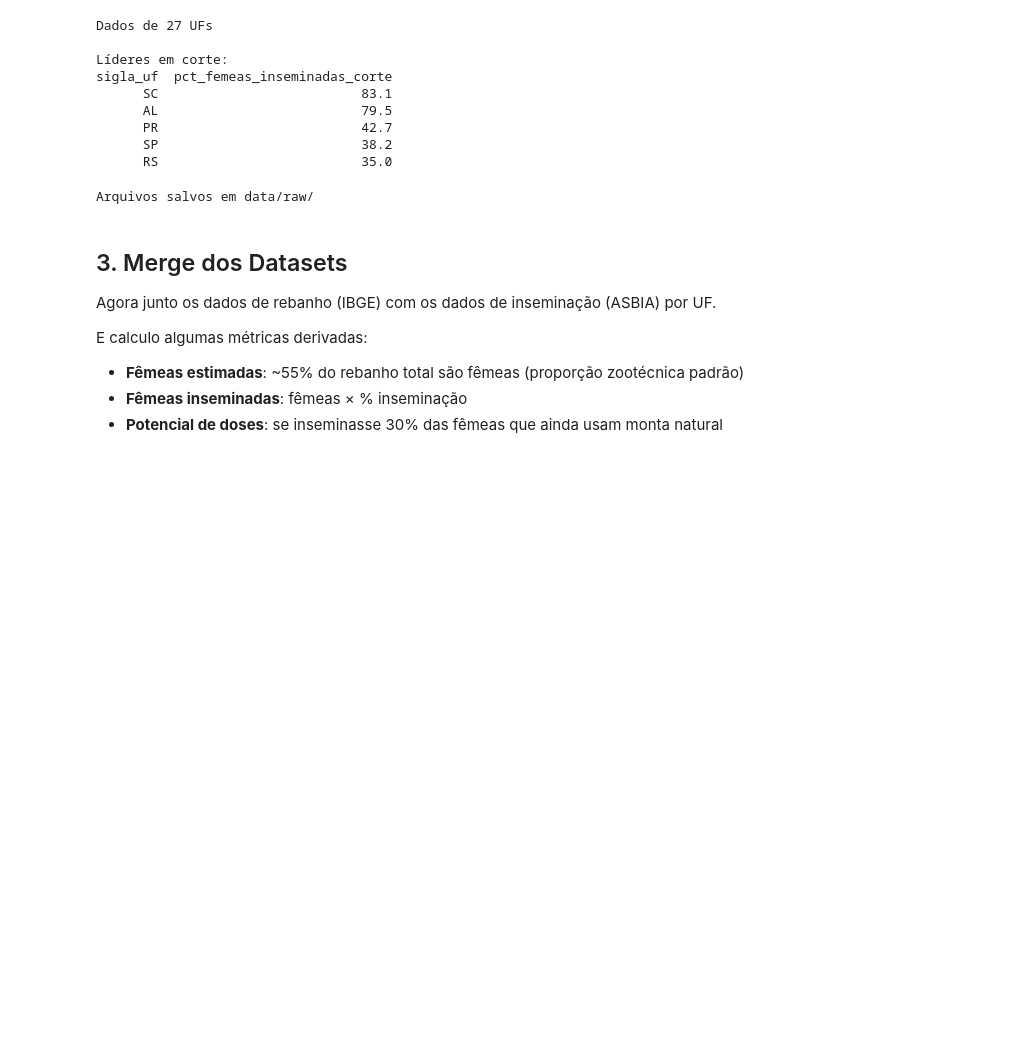
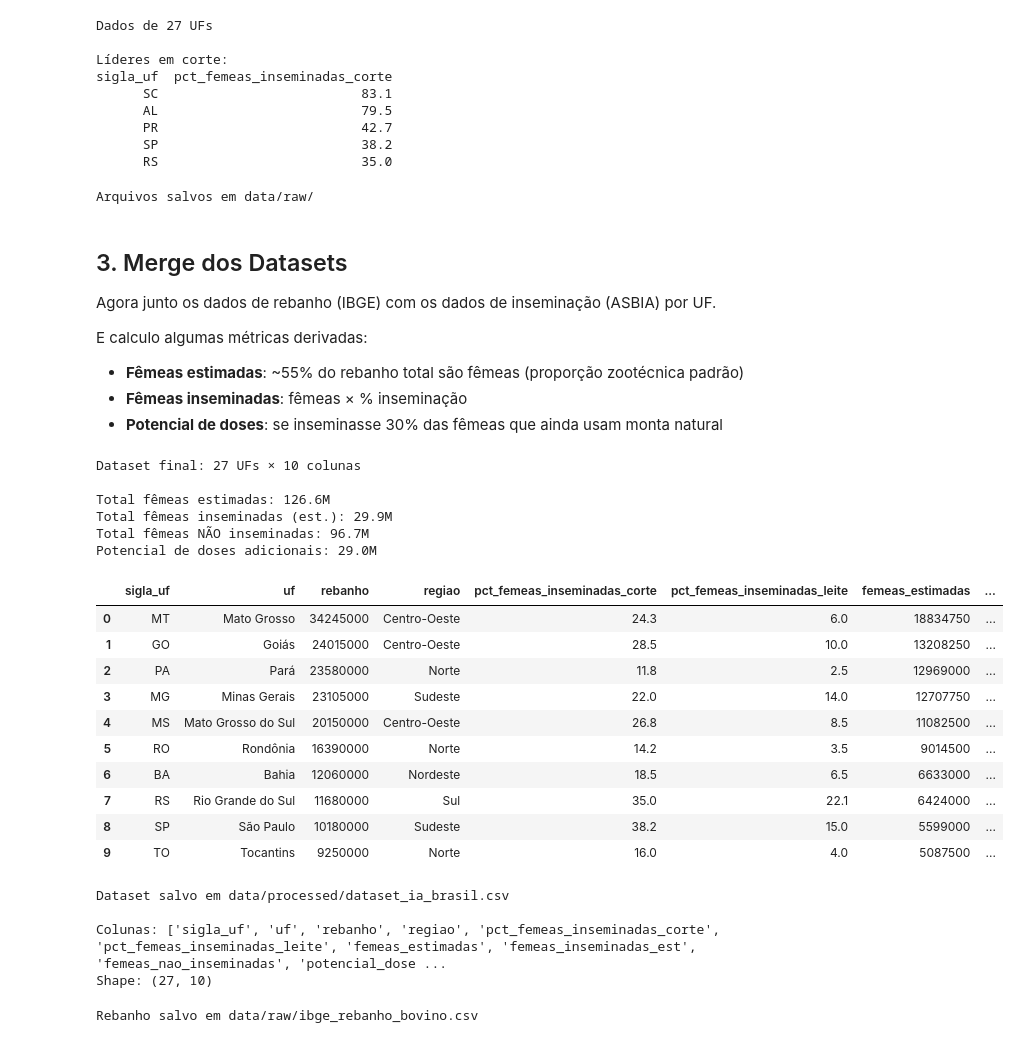
Before and after one commit to mateusmmrs/mapa-ia-brasil, a Jupyter notebook: notebooks/01_coleta_e_limpeza.ipynb, the cells around one changed output. Cells and saved outputs as stored; diff of their text form; code cells hidden in the pictures; blank space fills up the shorter version.

Commit message:
merge datasets IBGE + ASBIA

```diff
--- a/notebooks/01_coleta_e_limpeza.ipynb
+++ b/notebooks/01_coleta_e_limpeza.ipynb
@@ -292,3 +292,55 @@ E calculo algumas métricas derivadas:
 - **Fêmeas estimadas**: ~55% do rebanho total são fêmeas (proporção zootécnica padrão)
 - **Fêmeas inseminadas**: fêmeas × % inseminação
 - **Potencial de doses**: se inseminasse 30% das fêmeas que ainda usam monta natural
+# %%
+# Merge: rebanho IBGE + dados IA/ASBIA por UF
+df = df_rebanho.merge(asbia_uf, on='sigla_uf', how='left')
+
+# Calcular métricas derivadas
+df['femeas_estimadas'] = (df['rebanho'] * 0.55).astype(int)  # ~55% são fêmeas
+df['femeas_inseminadas_est'] = (df['femeas_estimadas'] * df['pct_femeas_inseminadas_corte'] / 100).astype(int)
+df['femeas_nao_inseminadas'] = df['femeas_estimadas'] - df['femeas_inseminadas_est']
+df['potencial_doses'] = (df['femeas_nao_inseminadas'] * 0.30).astype(int)  # cenário: inseminar 30% das restantes
+
+print(f'Dataset final: {df.shape[0]} UFs × {df.shape[1]} colunas')
+print(f'\nTotal fêmeas estimadas: {df["femeas_estimadas"].sum()/1e6:.1f}M')
+print(f'Total fêmeas inseminadas (est.): {df["femeas_inseminadas_est"].sum()/1e6:.1f}M')
+print(f'Total fêmeas NÃO inseminadas: {df["femeas_nao_inseminadas"].sum()/1e6:.1f}M')
+print(f'Potencial de doses adicionais: {df["potencial_doses"].sum()/1e6:.1f}M')
+df.head(10)
+# %% [output]
+Dataset final: 27 UFs × 10 colunas
+
+Total fêmeas estimadas: 126.6M
+Total fêmeas inseminadas (est.): 29.9M
+Total fêmeas NÃO inseminadas: 96.7M
+Potencial de doses adicionais: 29.0M
+|  | sigla_uf | uf | rebanho | regiao | pct_femeas_inseminadas_corte | pct_femeas_inseminadas_leite | femeas_estimadas | ... |
+| 0 | MT | Mato Grosso | 34245000 | Centro-Oeste | 24.3 | 6.0 | 18834750 | ... |
+| 1 | GO | Goiás | 24015000 | Centro-Oeste | 28.5 | 10.0 | 13208250 | ... |
+| 2 | PA | Pará | 23580000 | Norte | 11.8 | 2.5 | 12969000 | ... |
+| 3 | MG | Minas Gerais | 23105000 | Sudeste | 22.0 | 14.0 | 12707750 | ... |
+| 4 | MS | Mato Grosso do Sul | 20150000 | Centro-Oeste | 26.8 | 8.5 | 11082500 | ... |
+| 5 | RO | Rondônia | 16390000 | Norte | 14.2 | 3.5 | 9014500 | ... |
+| 6 | BA | Bahia | 12060000 | Nordeste | 18.5 | 6.5 | 6633000 | ... |
+| 7 | RS | Rio Grande do Sul | 11680000 | Sul | 35.0 | 22.1 | 6424000 | ... |
+| 8 | SP | São Paulo | 10180000 | Sudeste | 38.2 | 15.0 | 5599000 | ... |
+| 9 | TO | Tocantins | 9250000 | Norte | 16.0 | 4.0 | 5087500 | ... |
+# %%
+# Salvar dataset processado
+os.makedirs('data/processed', exist_ok=True)
+df.to_csv('data/processed/dataset_ia_brasil.csv', index=False)
+print('Dataset salvo em data/processed/dataset_ia_brasil.csv')
+print(f'\nColunas: {list(df.columns)}')
+print(f'Shape: {df.shape}')
+# %% [output]
+Dataset salvo em data/processed/dataset_ia_brasil.csv
+
+Colunas: ['sigla_uf', 'uf', 'rebanho', 'regiao', 'pct_femeas_inseminadas_corte', 'pct_femeas_inseminadas_leite', 'femeas_estimadas', 'femeas_inseminadas_est', 'femeas_nao_inseminadas', 'potencial_dose ...
+Shape: (27, 10)
+# %%
+# Salvar também o rebanho por UF como CSV (pra referência)
+df_rebanho.to_csv('data/raw/ibge_rebanho_bovino.csv', index=False)
+print('Rebanho salvo em data/raw/ibge_rebanho_bovino.csv')
+# %% [output]
+Rebanho salvo em data/raw/ibge_rebanho_bovino.csv
```
Also changed, not shown: parts of 1 cell of this notebook, 7 other files.
